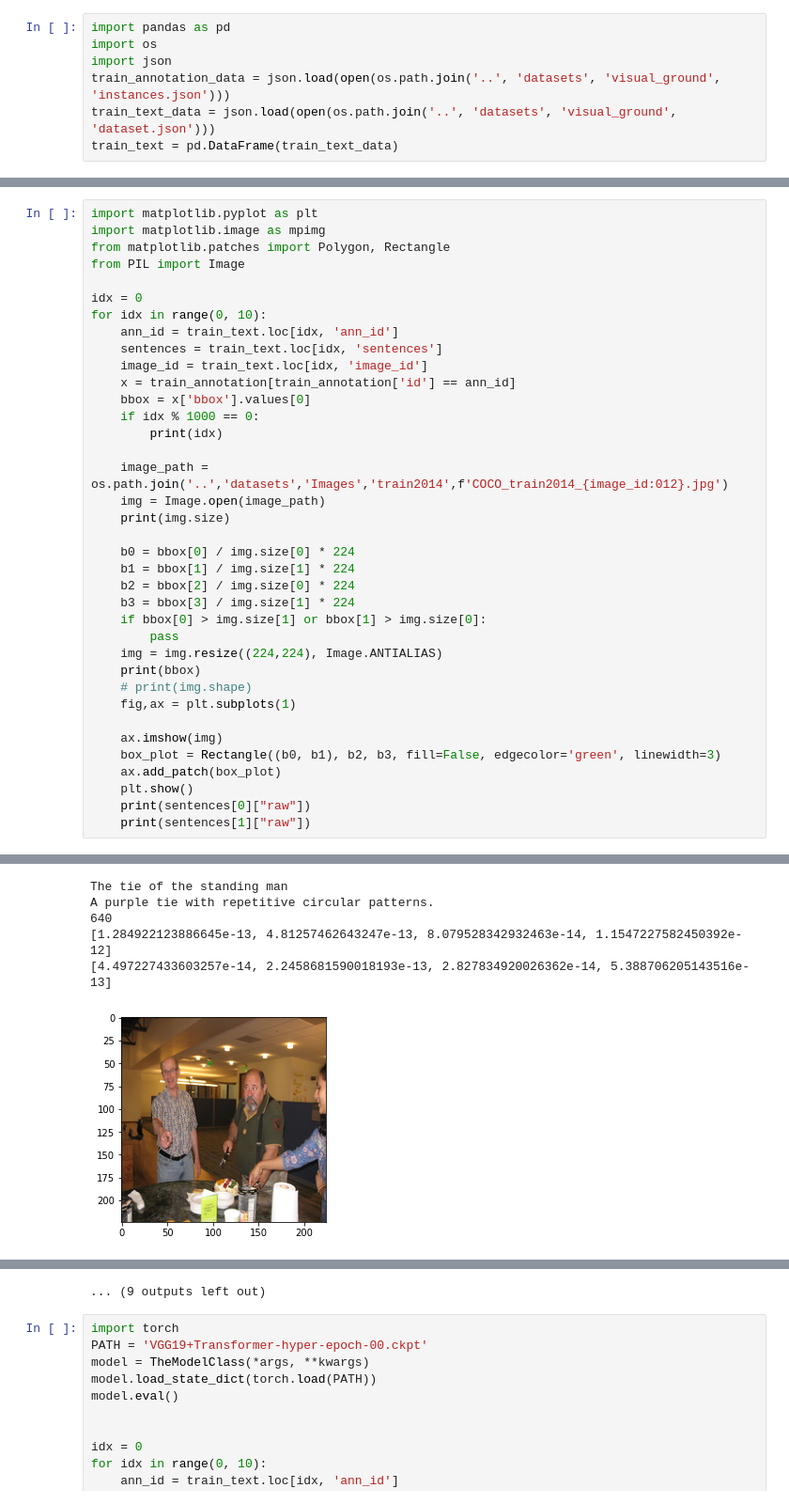
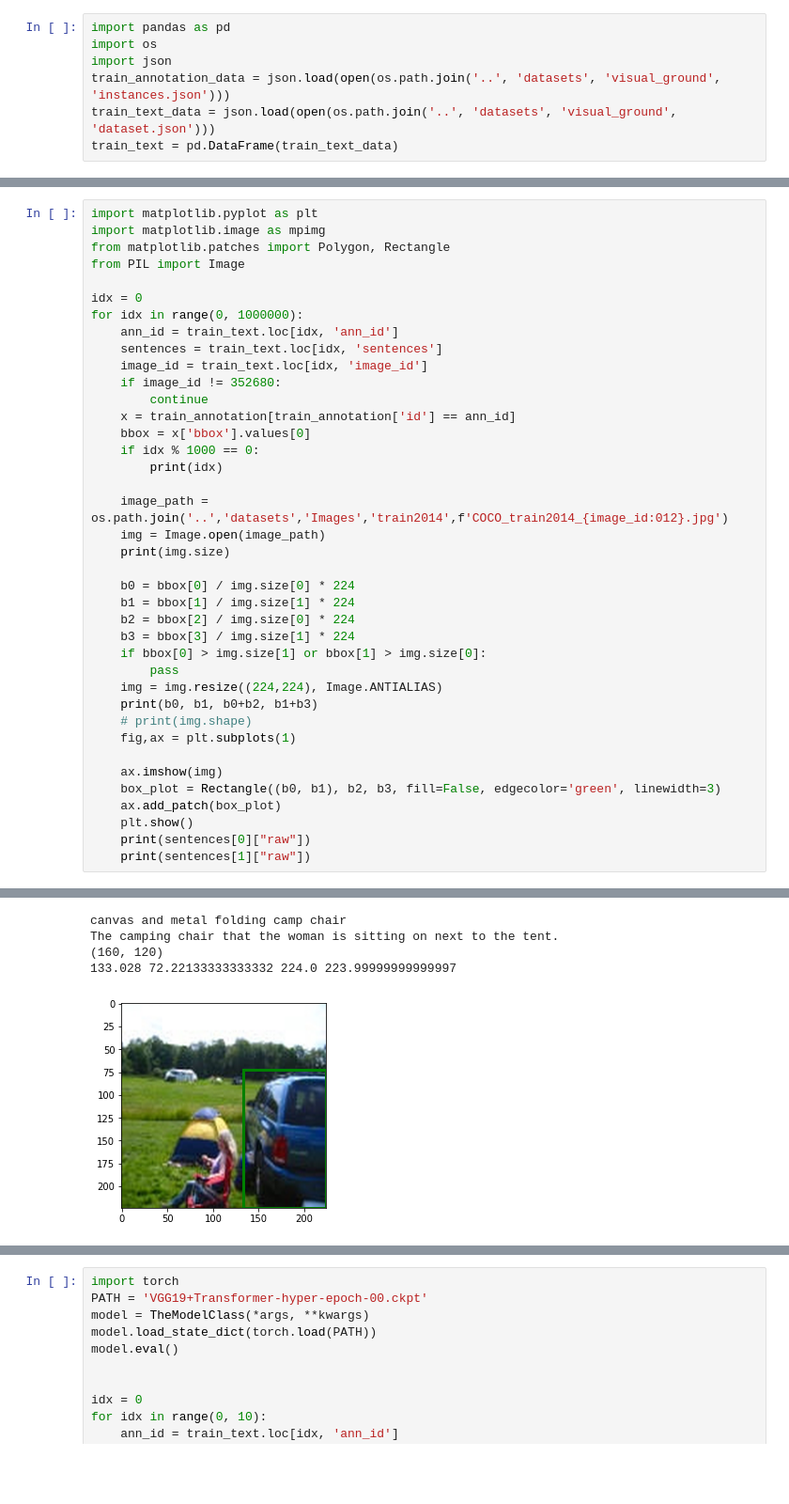
Before and after one commit to leecs0503/NLP_FinalProject, a Jupyter notebook: VQA/notebooks/tt.ipynb, the cells around one changed output, grey strips where cells are left out. Shown at 94% size. Saved outputs shown, nothing was run; the diff lists cells and outputs as text; blank space fills up the shorter version.

```diff
--- a/VQA/notebooks/tt.ipynb
+++ b/VQA/notebooks/tt.ipynb
@@ -29,10 +29,12 @@ from matplotlib.patches import Polygon, Rectangle
 from PIL import Image
 
 idx = 0
-for idx in range(0, 10):
+for idx in range(0, 1000000):
     ann_id = train_text.loc[idx, 'ann_id']
     sentences = train_text.loc[idx, 'sentences']
     image_id = train_text.loc[idx, 'image_id']
+    if image_id != 352680:
+        continue
     x = train_annotation[train_annotation['id'] == ann_id]
     bbox = x['bbox'].values[0]
     if idx % 1000 == 0:
@@ -49,7 +51,7 @@ for idx in range(0, 10):
     if bbox[0] > img.size[1] or bbox[1] > img.size[0]:
         pass
     img = img.resize((224,224), Image.ANTIALIAS)
-    print(bbox)
+    print(b0, b1, b0+b2, b1+b3)
     # print(img.shape)
     fig,ax = plt.subplots(1)
 
@@ -68,6 +68,5 @@ for idx in range(0, 10):
-The tie of the standing man
-A purple tie with repetitive circular patterns.
-640
-[1.284922123886645e-13, 4.81257462643247e-13, 8.079528342932463e-14, 1.1547227582450392e-12]
-[4.497227433603257e-14, 2.2458681590018193e-13, 2.827834920026362e-14, 5.388706205143516e-13]
+canvas and metal folding camp chair
+The camping chair that the woman is sitting on next to the tent.
+(160, 120)
+133.028 72.22133333333332 224.0 223.99999999999997
-[figure, old version]
+[figure, new version]
@@ -98,4 +76,3 @@ tall vase in middle.
-... (9 outputs left out)
 # %%
 import torch
 PATH = 'VGG19+Transformer-hyper-epoch-00.ckpt'
```
Also changed, not shown: parts of 1 cell of this notebook, 4 other files.
